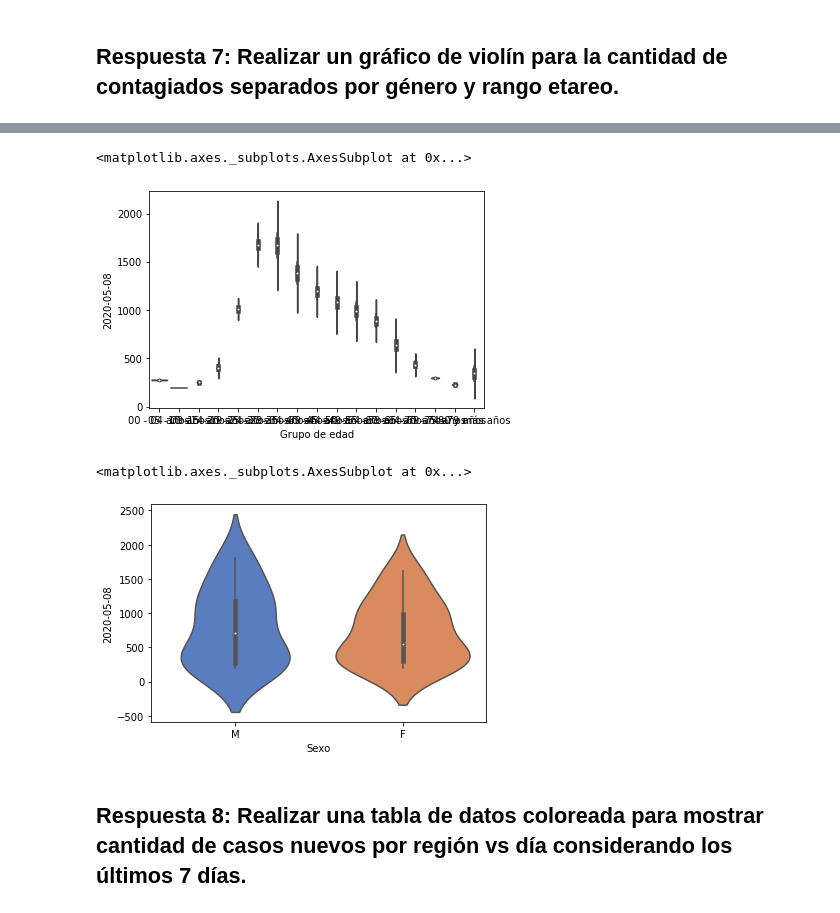
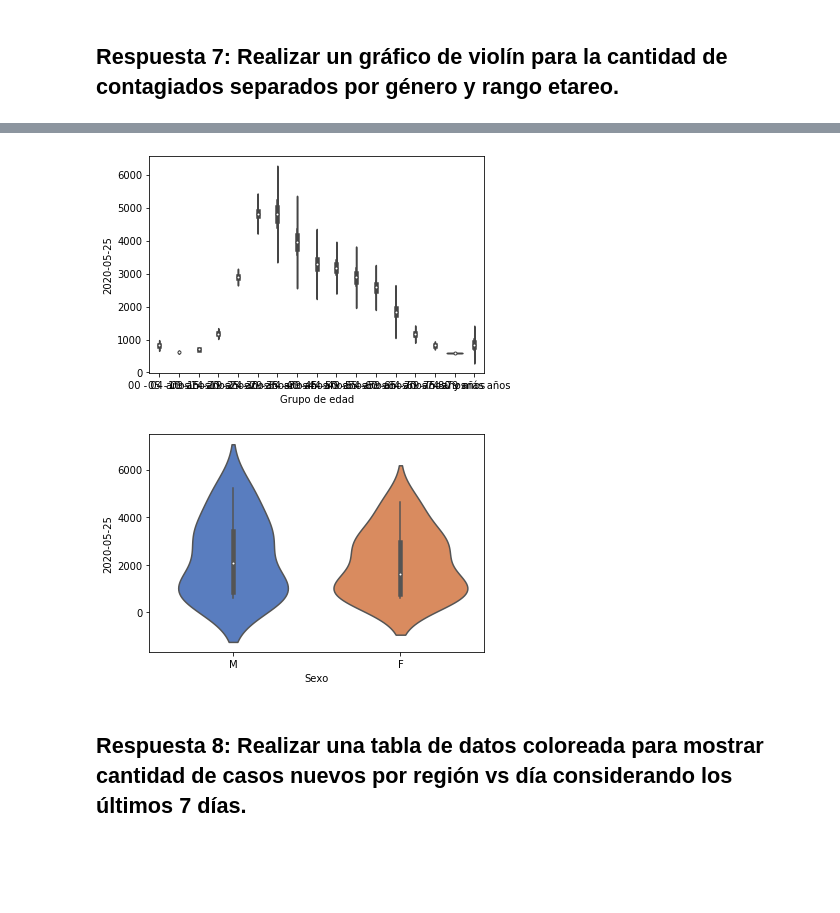
Before and after one commit to EdGoll/doctorado, a Jupyter notebook: Mineria_de_Datos/Taller_01/Taller_01.ipynb, the cells around one changed output, grey strips where cells are left out. Saved outputs shown, nothing was run; the diff lists cells and outputs as text; code cells hidden in the pictures; blank space fills up the shorter version.

```diff
--- a/Mineria_de_Datos/Taller_01/Taller_01.ipynb
+++ b/Mineria_de_Datos/Taller_01/Taller_01.ipynb
@@ -600,15 +598,14 @@ df
 # %%
-
+ultima_fecha_entrega = cols[len(cols)-1]
 #chart = sns.catplot(x='Grupo de edad', y='2020-05-08', hue='Sexo', kind='violin', split=True ,data=df );
-sns.violinplot(x="Grupo de edad", y="2020-05-08", data=df);
+sns.violinplot(x="Grupo de edad", y=ultima_fecha_entrega, data=df);
+cols = df.columns
 # %% [output]
-<matplotlib.axes._subplots.AxesSubplot at 0x...>
-[figure, old version]
+[figure, new version]
 # %%
-sns.violinplot(x="Sexo", y="2020-05-08", data=df, palette="muted");
+sns.violinplot(x="Sexo", y=ultima_fecha_entrega, data=df, palette="muted");
 # %% [output]
-<matplotlib.axes._subplots.AxesSubplot at 0x...>
-[figure, old version]
+[figure, new version]
 # %% [markdown]
 ## Respuesta 8: Realizar una tabla de datos coloreada para mostrar cantidad de casos nuevos por región vs día considerando los últimos 7 días.
 # %%
```
Also changed, not shown: parts of 23 cells of this notebook.
